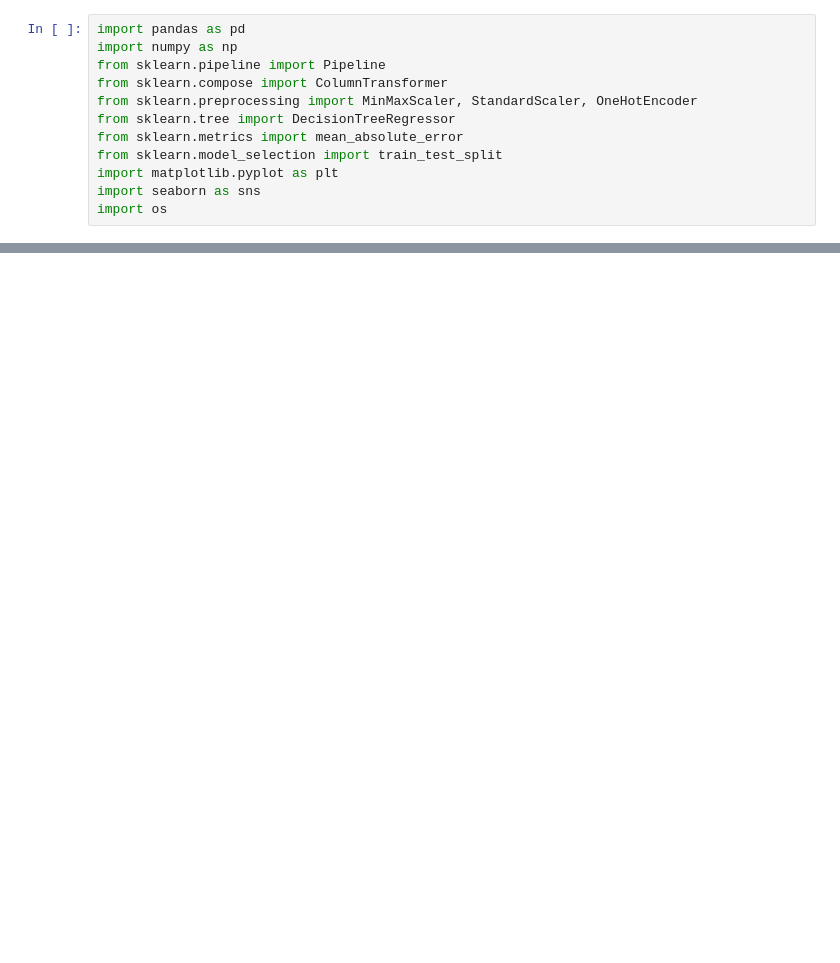
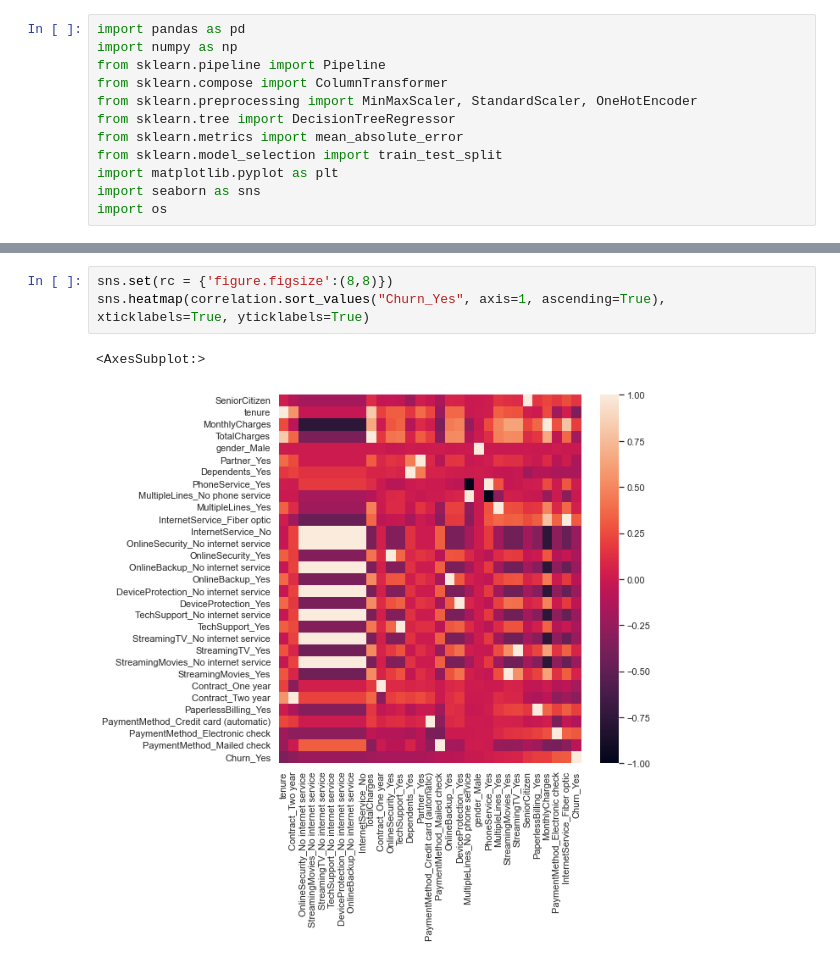
Before and after one commit to Chad-Road/Customer-Retention-Lifecycle, a Jupyter notebook: cust_exploration.ipynb, the cells around one changed output, grey strips where cells are left out. Cells and saved outputs as stored; diff of their text form; blank space fills up the shorter version.

```diff
--- a/cust_exploration.ipynb
+++ b/cust_exploration.ipynb
@@ -135,0 +150,6 @@ ValueError: could not convert string to float: '2589-AYCRP'
+# %%
+sns.set(rc = {'figure.figsize':(8,8)})
+sns.heatmap(correlation.sort_values("Churn_Yes", axis=1, ascending=True), xticklabels=True, yticklabels=True)
+# %% [output]
+<AxesSubplot:>
+[figure, added]
```
Also changed, not shown: parts of 17 cells of this notebook, 2 other files.
